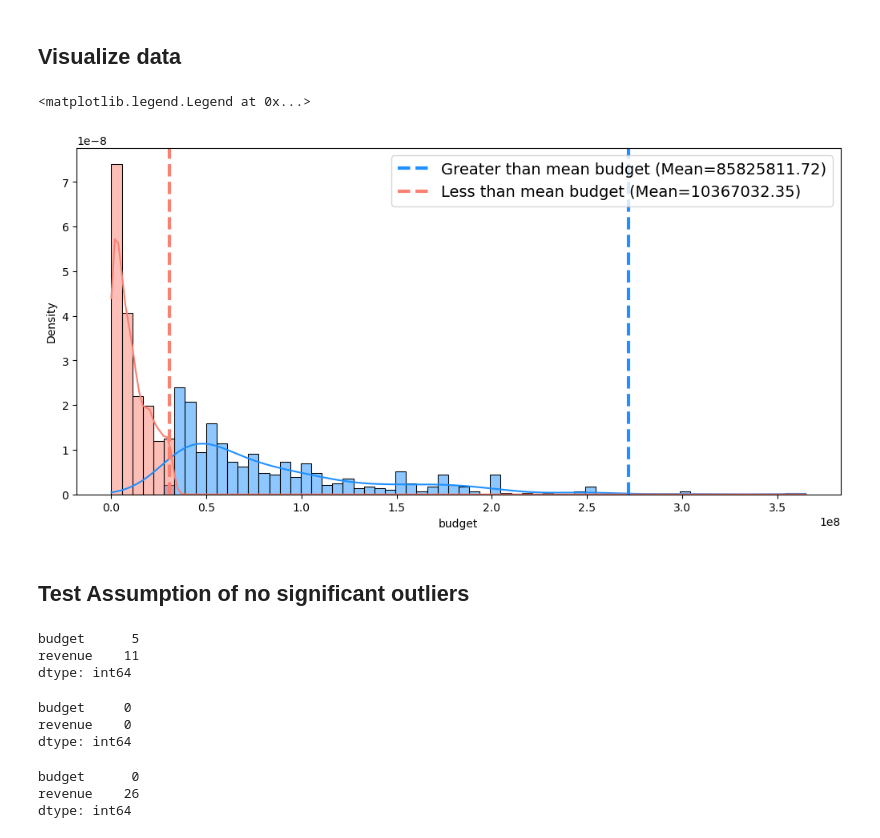
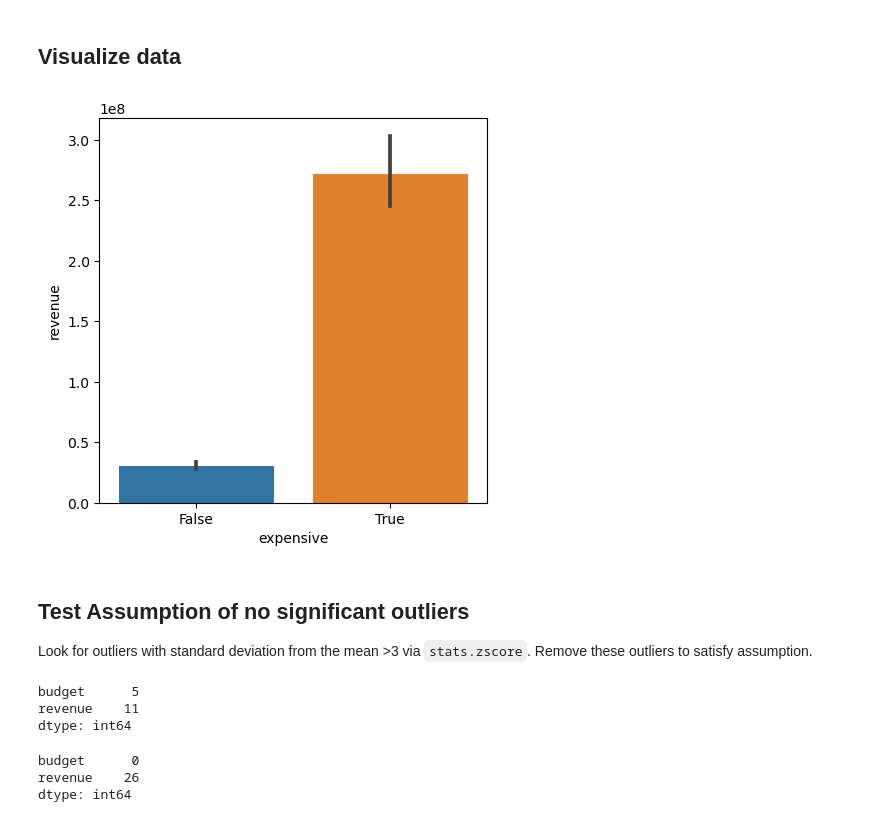
Before and after one commit to jonmessier/IMDB-recomendation, a Jupyter notebook: Project 3 - Part 4 - Hypothesis testing.ipynb, the cells around one changed output. Cells and saved outputs as stored; diff of their text form; code cells hidden in the pictures.

```diff
--- a/Project 3 - Part 4 - Hypothesis testing.ipynb
+++ b/Project 3 - Part 4 - Hypothesis testing.ipynb
@@ -358,0 +384,4 @@ df = df[(df["budget"]!=0)&(df["revenue"]!=0)]
+# %%
+#add a column to the dataframe to show if a movie is greater than the median movie budget
+df['expensive'] = df[["budget"]]>=np.mean(df["budget"])
+df.head()
@@ -363,31 +421,13 @@ lt = df[df["budget"]<np.mean(df["budget"])]
-# %%
-df["budget_gt_median"] = df["budget"]>=np.mean(df["budget"])
 # %% [markdown]
 ## Visualize data
-# %%
-budget_palette={'gt':'dodgerblue', "lt":'salmon', True:'dodgerblue', False:'salmon'}
-fig, ax = plt.subplots(figsize= (10,5),
-                                constrained_layout=True)
-
-
-# Histogram
-ax = sns.histplot(data=df, x='budget',fill=True, hue = "budget_gt_median", kde=True,
-                  stat='density',common_norm=False,palette = budget_palette, ax=ax)
-
-ax.axvline(np.mean(gt['revenue']), ls='--',lw=3,
-           label=f"Greater than mean budget (Mean={np.mean(gt['budget']):.2f})",
-          color=budget_palette['gt'])
-
-ax.axvline(np.mean(lt['revenue']), ls='--', lw=3,
-           label=f"Less than mean budget (Mean={np.mean(lt['budget']):.2f})",
-          color=budget_palette['lt'])
-
-ax.legend(prop={"size":14}, loc='upper right')#bbox_to_anchor=[1,1])
-# %% [output]
-<matplotlib.legend.Legend at 0x...>
-[figure, removed]
+# %%
+fig, ax = plt.subplots(figsize = (5,5))
+sns.barplot(data = df, x="expensive", y="revenue");
+# %% [output]
+[figure, added]
 # %% [markdown]
 ## Test Assumption of no significant outliers
+Look for outliers with standard deviation from the mean >3 via `stats.zscore`.  Remove these outliers to satisfy assumption.
 # %%
 zscores = stats.zscore(gt)
 outliers = abs(zscores)>3
@@ -401,11 +443,3 @@ gt = gt[(np.abs(stats.zscore(gt)) < 3)]
-# %%
-zscores = stats.zscore(gt)
-outliers = abs(zscores)>3
-np.sum(outliers)
-# %% [output]
-budget     0
-revenue    0
-dtype: int64
 # %%
 zscores = stats.zscore(lt)
 outliers = abs(zscores)>3
```
Also changed, not shown: parts of 60 cells of this notebook.
